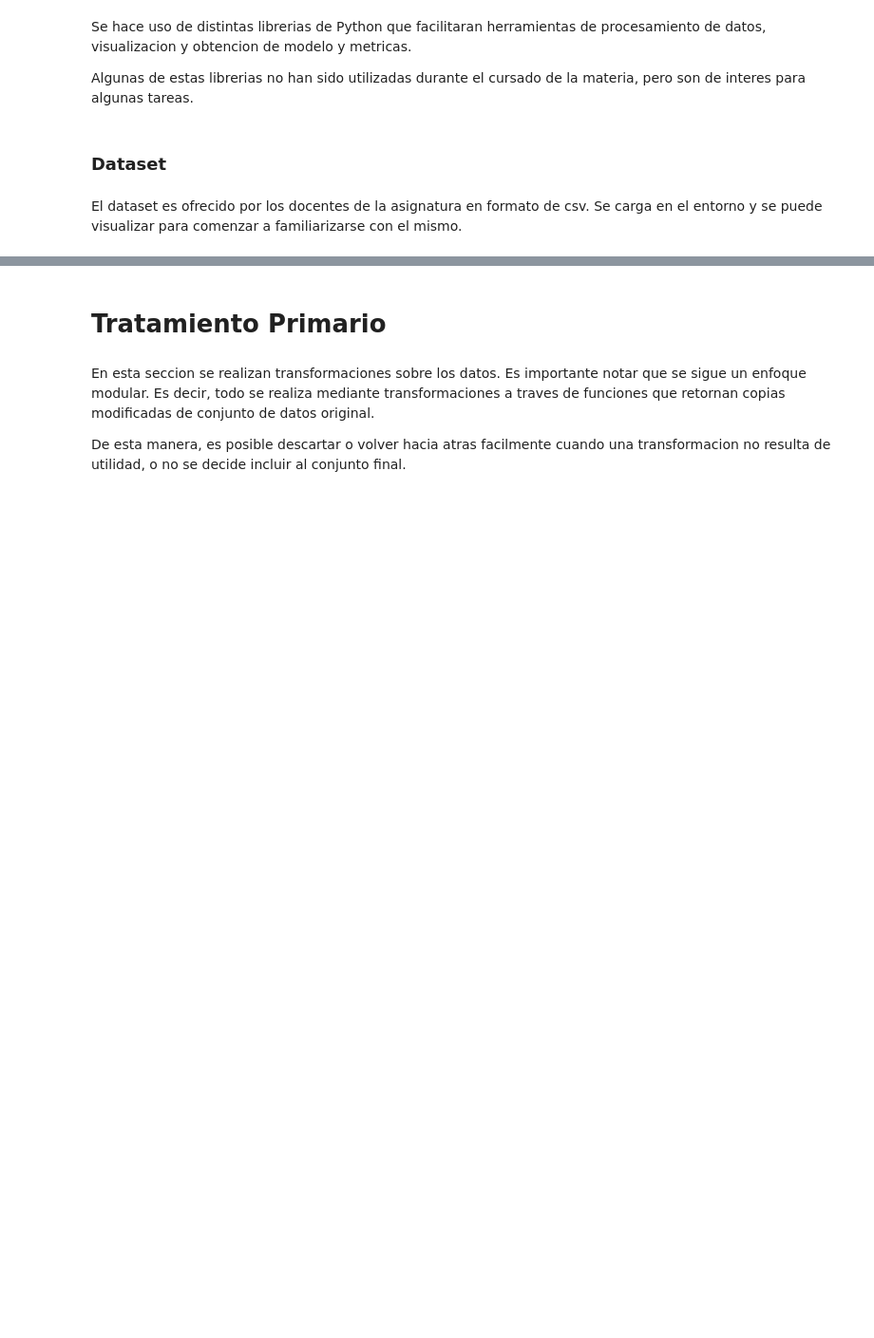
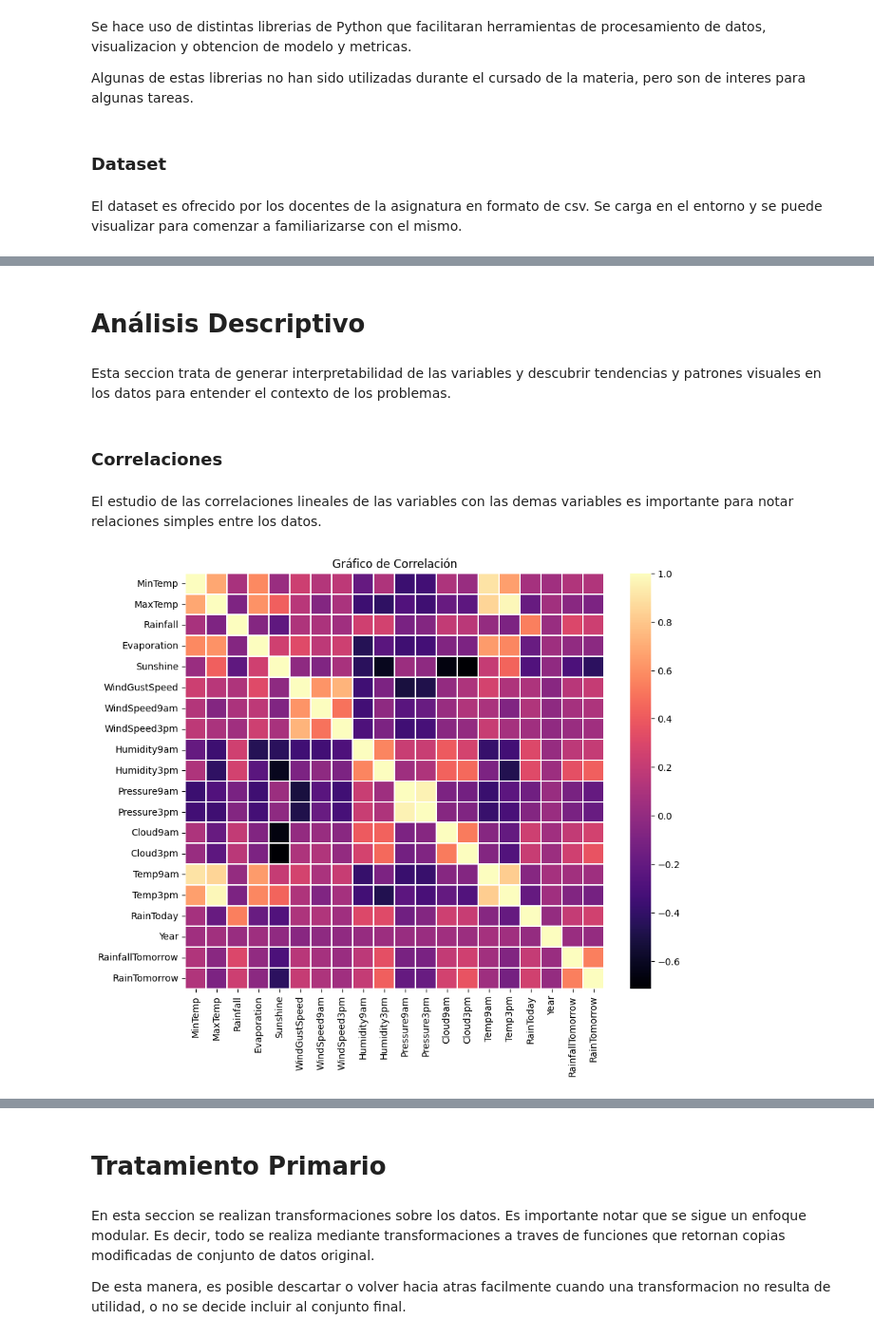
Before and after one commit to Shannon-21/Aprendizaje_Automatico_1, a Jupyter notebook: code/TPIntegrador_IA41.ipynb, the cells around one changed output, grey strips where cells are left out. Shown at 95% size. Drawn from its saved outputs; the diff is of its cells as text; code cells hidden in the pictures; blank space fills up the shorter version.

```diff
--- a/code/TPIntegrador_IA41.ipynb
+++ b/code/TPIntegrador_IA41.ipynb
@@ -123,0 +176,6 @@ df.describe()
+# %%
+continuas = ['MinTemp', 'MaxTemp', 'Rainfall', 'Evaporation', 'Sunshine', 'WindGustSpeed', 'WindSpeed9am', 'WindSpeed3pm', 'Humidity9am', 'Humidity3pm', 'Pressure9am', 'Pressure3pm', 'Temp9am', 'Temp3pm', 'RainfallTomorrow']
+discretas = ['Cloud9am', 'Cloud3pm']
+categoricas = ['Location', 'WindGustDir', 'WindDir9am', 'WindDir3pm']
+binarias = ['RainToday', 'RainTomorrow']
+datetime = ['Date']
@@ -123,0 +330,27 @@ df.describe()
+# %%
+def separar_registros(df):
+
+    df_sin_nulos = df.dropna(subset=['RainTomorrow', 'RainfallTomorrow'])
+    df_con_nulos = df[df[['RainTomorrow', 'RainfallTomorrow']].isnull().any(axis=1)]
+
+    X_reserva = df_con_nulos.drop(['RainTomorrow', 'RainfallTomorrow'], axis=1)
+
+    X = df_sin_nulos.drop(['RainfallTomorrow', 'RainTomorrow'], axis=1)
+    y = df_sin_nulos['RainfallTomorrow']
+
+    X_train, X_test, y_train, y_test = train_test_split(X, y, test_size=0.2, random_state=42)
+
+    y_train_clasif = df_sin_nulos.loc[y_train.index , 'RainTomorrow']
+    y_test_clasif = df_sin_nulos.loc[y_test.index , 'RainTomorrow']
+
+    X_train = X_train.reset_index(drop=True)
+    X_test = X_test.reset_index(drop=True)
+    y_train = y_train.reset_index(drop=True)
+    y_test = y_test.reset_index(drop=True)
+    X_reserva = X_reserva.reset_index(drop=True)
+    y_train_clasif = y_train_clasif.reset_index(drop=True)
+    y_test_clasif = y_test_clasif.reset_index(drop=True)
+
+    return X_train, X_test, y_train, y_test, y_train_clasif, y_test_clasif, X_reserva
+
+X_train, X_test, y_train, y_test, y_train_clasif, y_test_clasif, X_reserva = separar_registros(df_seasons)
@@ -123,0 +369,20 @@ df.describe()
+# %% [markdown]
+# **Análisis Descriptivo**
+# %% [markdown]
+Esta seccion trata de generar interpretabilidad de las variables y descubrir tendencias y patrones visuales en los datos para entender el contexto de los problemas.
+# %% [markdown]
+### Correlaciones
+# %% [markdown]
+El estudio de las correlaciones lineales de las variables con las demas variables es importante para notar relaciones simples entre los datos.
+# %%
+def graph_corr(df):
+  correlation_matrix = df.corr()
+
+  plt.figure(figsize=(10, 8))
+  sns.heatmap(correlation_matrix, annot=False, cmap='magma', linewidths=0.3)
+  plt.title('Gráfico de Correlación')
+  plt.show()
+
+graph_corr(pd.concat([X_train, y_train, y_train_clasif], axis=1))
+# %% [output]
+[figure, added]
```
Also changed, not shown: parts of 364 cells of this notebook.
